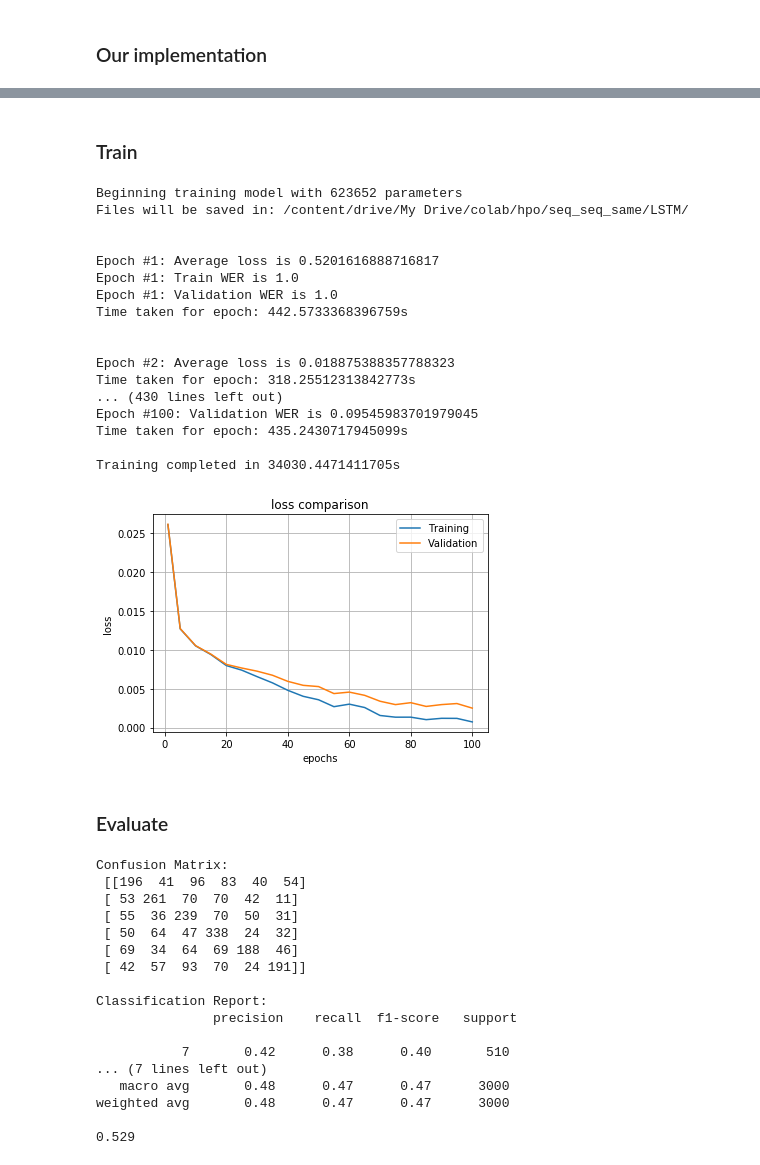
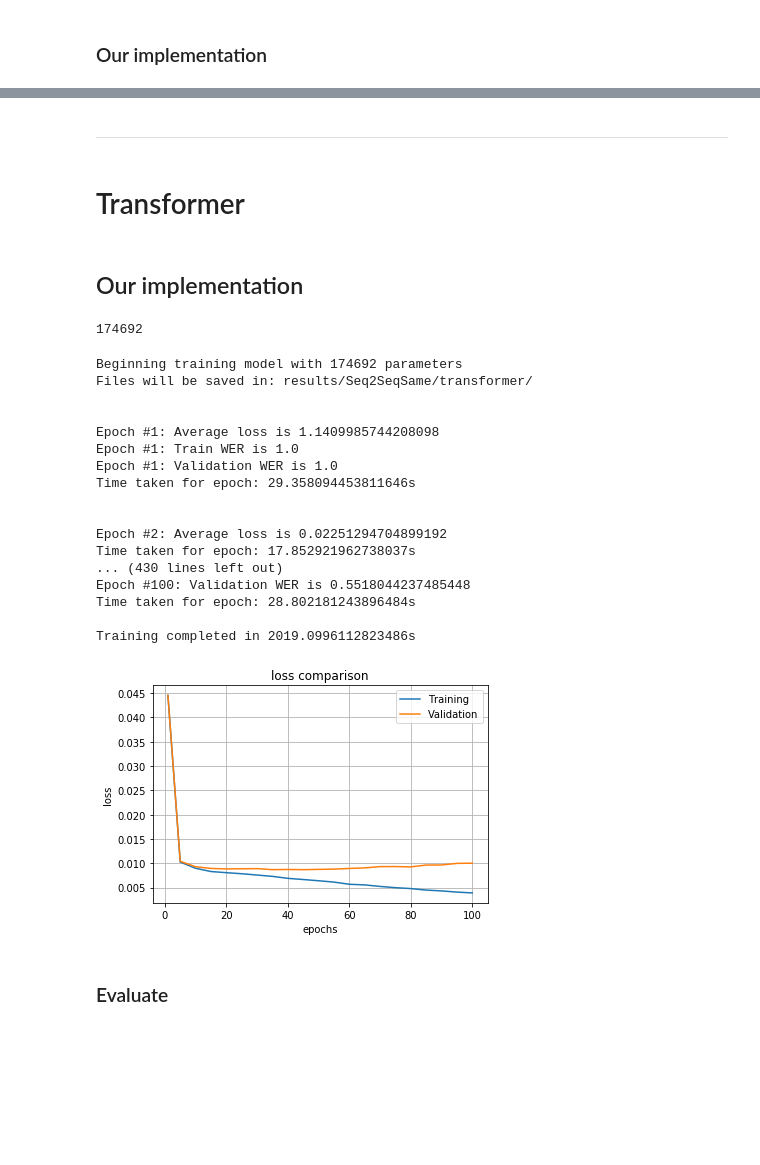
Before and after one commit to Neeratyoy/SequenceModelling, a Jupyter notebook: src/Seq2Seq-same.ipynb, the cells around one changed output, grey strips where cells are left out. Drawn from its saved outputs; the diff is of its cells as text; code cells hidden in the pictures; blank space fills up the shorter version.

Commit message:
adding final seq2seq same notebook

```diff
--- a/src/Seq2Seq-same.ipynb
+++ b/src/Seq2Seq-same.ipynb
@@ -117,2 +285,20 @@ out_dir = '/content/drive/My Drive/colab/hpo/seq_seq_same/600k/LSTM/'
 # %% [markdown]
-### Train
+***
+# %% [markdown]
+# Transformer
+# %% [markdown]
+## Our implementation
+# %%
+from seq_seq_same import TransformerSeq2SeqSame
+
+# create model
+
+# 174k
+model = TransformerSeq2SeqSame(in_dim=babi.max_vocab_size, out_dim=babi.max_vocab_size, N=1, heads=4,
+                               model_dim=128, key_dim=16, value_dim=16, ff_dim=512,
+                               batch_first=False)
+
+model = model.to(device)
+print(model.count_parameters())
+# %% [output]
+174692
@@ -119,24 +317,25 @@ out_dir = '/content/drive/My Drive/colab/hpo/seq_seq_same/600k/LSTM/'
 # %%
-our, our_stats = task_our.train(epochs=100, train_loader=train_loader, valid_loader=valid_loader,
-                                out_dir=out_dir, freq=5, vocab=babi.vocab, wer_dict=babi.wer_dict)
+model, stats = task.train(epochs=100, train_loader=train_loader, valid_loader=valid_loader,
+                                            out_dir='results/Seq2SeqSame/transformer/', freq=5, vocab=babi.vocab,
+                                            wer_dict=babi.wer_dict)
 # %% [output]
-Beginning training model with 623652 parameters
-Files will be saved in: /content/drive/My Drive/colab/hpo/seq_seq_same/LSTM/
+Beginning training model with 174692 parameters
+Files will be saved in: results/Seq2SeqSame/transformer/
 
 
-Epoch #1: Average loss is 0.5201616888716817
+Epoch #1: Average loss is 1.1409985744208098
 Epoch #1: Train WER is 1.0
 Epoch #1: Validation WER is 1.0
-Time taken for epoch: 442.5733368396759s
+Time taken for epoch: 29.358094453811646s
 
 
-Epoch #2: Average loss is 0.018875388357788323
-Time taken for epoch: 318.25512313842773s
+Epoch #2: Average loss is 0.02251294704899192
+Time taken for epoch: 17.852921962738037s
 ... (430 lines left out)
-Epoch #100: Validation WER is 0.09545983701979045
-Time taken for epoch: 435.2430717945099s
+Epoch #100: Validation WER is 0.5518044237485448
+Time taken for epoch: 28.802181243896484s
 
-Training completed in 34030.4471411705s
+Training completed in 2019.0996112823486s
-[figure, old version]
+[figure, new version]
 # %% [markdown]
 ### Evaluate
@@ -146,22 +341,0 @@ Training completed in 34030.4471411705s
-# %%
-our_wer, _ = task_our.evaluate(test_loader, babi.vocab, babi.wer_dict,
-                               verbose=True)
-print(our_wer)
-# %% [output]
-Confusion Matrix:
- [[196  41  96  83  40  54]
- [ 53 261  70  70  42  11]
- [ 55  36 239  70  50  31]
- [ 50  64  47 338  24  32]
- [ 69  34  64  69 188  46]
- [ 42  57  93  70  24 191]]
-
-Classification Report:
-               precision    recall  f1-score   support
-
-           7       0.42      0.38      0.40       510
-... (7 lines left out)
-   macro avg       0.48      0.47      0.47      3000
-weighted avg       0.48      0.47      0.47      3000
-
-0.529
```
Also changed, not shown: parts of 36 cells of this notebook.
